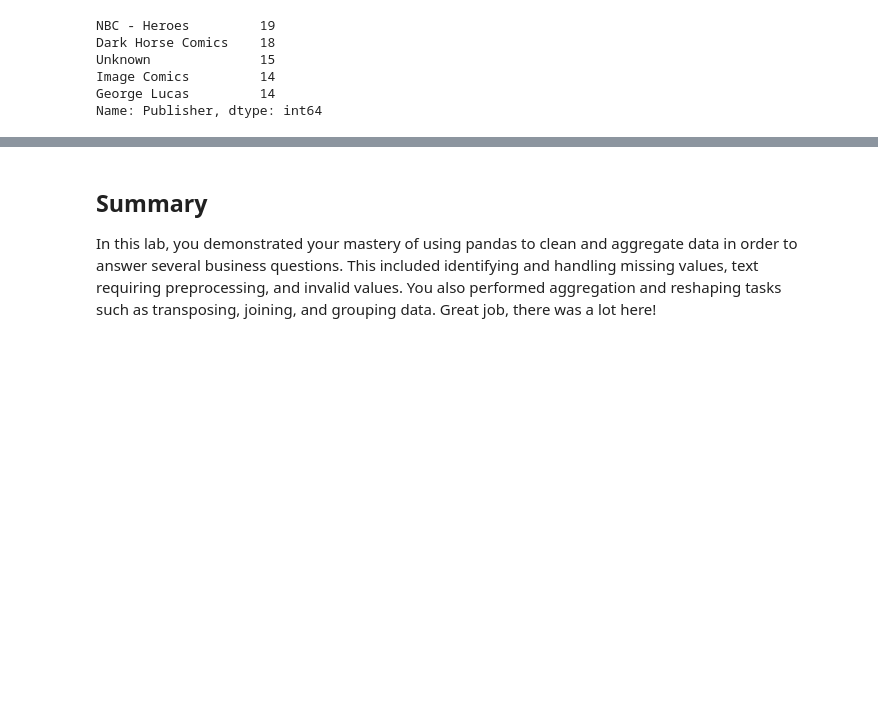
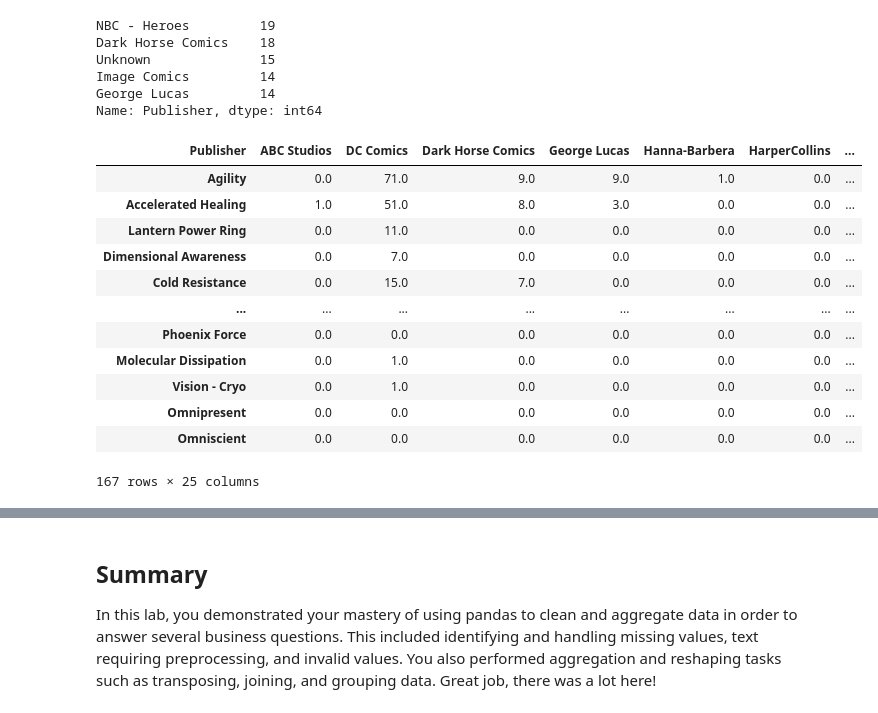
Before and after one commit to jmclaughlin712/dsc-pandas-data-cleaning-lab, a Jupyter notebook: index.ipynb, the cells around one changed output, grey strips where cells are left out. Cells and saved outputs as stored; diff of their text form; code cells hidden in the pictures; blank space fills up the shorter version.

```diff
--- a/index.ipynb
+++ b/index.ipynb
@@ -801 +782,17 @@ ax2.set_title("Frequency of Top Superpowers in DC Comics");
+# %%
+heroes_and_powers_df.groupby('Publisher').sum().transpose()[2:]
+# %% [output]
+| Publisher | ABC Studios | DC Comics | Dark Horse Comics | George Lucas | Hanna-Barbera | HarperCollins | ... |
+| Agility | 0.0 | 71.0 | 9.0 | 9.0 | 1.0 | 0.0 | ... |
+| Accelerated Healing | 1.0 | 51.0 | 8.0 | 3.0 | 0.0 | 0.0 | ... |
+| Lantern Power Ring | 0.0 | 11.0 | 0.0 | 0.0 | 0.0 | 0.0 | ... |
+| Dimensional Awareness | 0.0 | 7.0 | 0.0 | 0.0 | 0.0 | 0.0 | ... |
+| Cold Resistance | 0.0 | 15.0 | 7.0 | 0.0 | 0.0 | 0.0 | ... |
+| ... | ... | ... | ... | ... | ... | ... | ... |
+| Phoenix Force | 0.0 | 0.0 | 0.0 | 0.0 | 0.0 | 0.0 | ... |
+| Molecular Dissipation | 0.0 | 1.0 | 0.0 | 0.0 | 0.0 | 0.0 | ... |
+| Vision - Cryo | 0.0 | 1.0 | 0.0 | 0.0 | 0.0 | 0.0 | ... |
+| Omnipresent | 0.0 | 0.0 | 0.0 | 0.0 | 0.0 | 0.0 | ... |
+| Omniscient | 0.0 | 0.0 | 0.0 | 0.0 | 0.0 | 0.0 | ... |
+167 rows × 25 columns
 # %%
```
Also changed, not shown: parts of 7 cells of this notebook.
